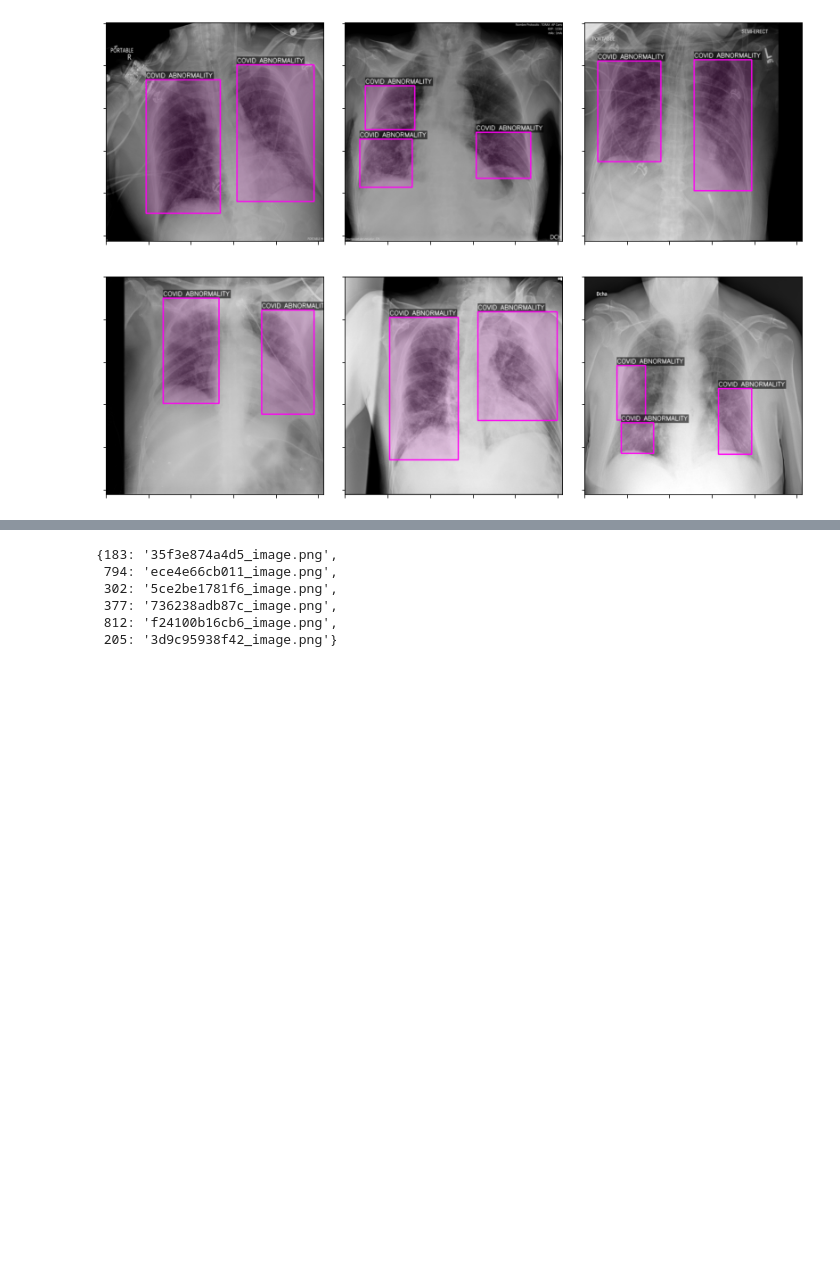
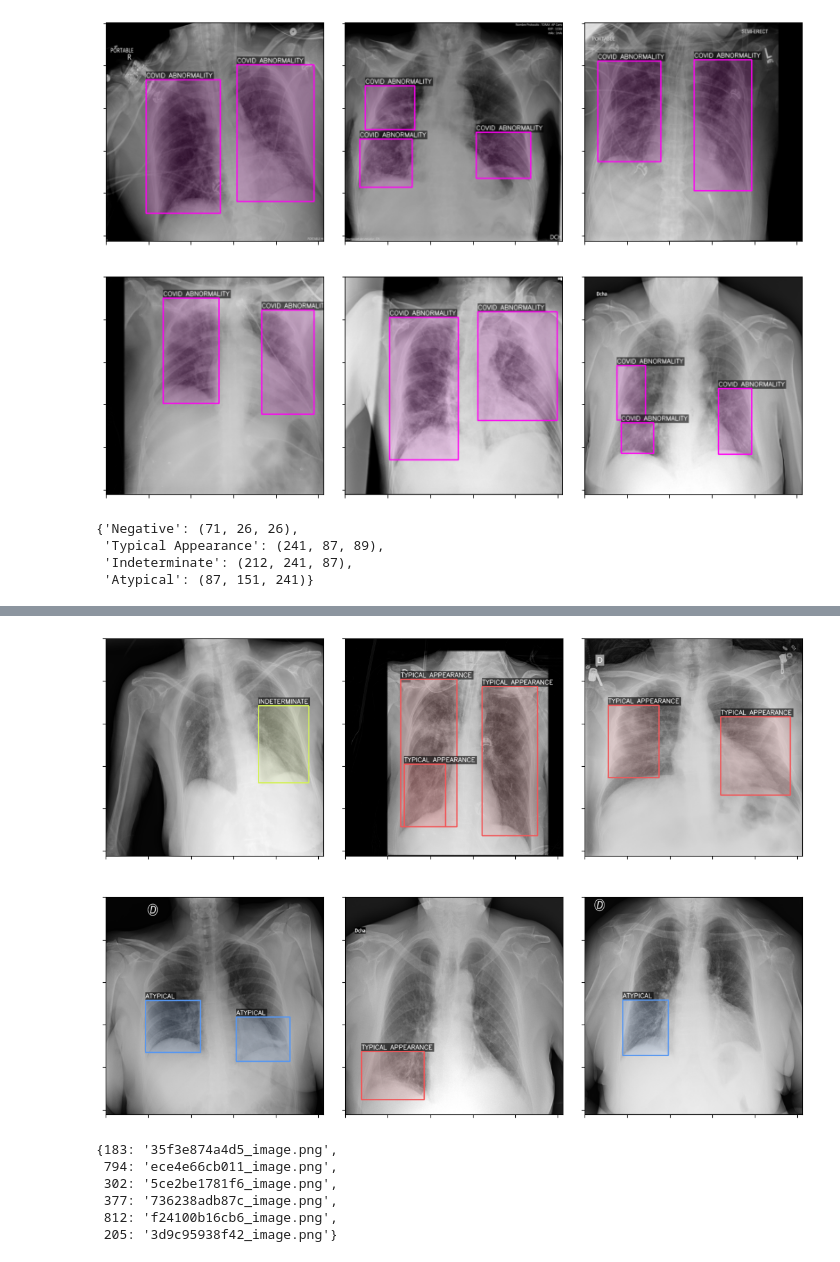
Before and after one commit to arunpandian7/Covid-Radiograhy-Diagnosis-API, a Jupyter notebook: notebooks/cascade-rcnn-detection/inference-and-evaluation.ipynb, the cells around one changed output, grey strips where cells are left out. Saved outputs shown, nothing was run; the diff lists cells and outputs as text; code cells hidden in the pictures; blank space fills up the shorter version.

```diff
--- a/notebooks/cascade-rcnn-detection/inference-and-evaluation.ipynb
+++ b/notebooks/cascade-rcnn-detection/inference-and-evaluation.ipynb
@@ -55,8 +57,8 @@ set_seed()
 # %%
 from mmcv import Config
 
-cfg_path = f'../../models/configs/cascade_rcnn_x101_32x4d_fpn_1x_coco.py'
-model_checkpoint = "../../models/weights/cascade_rcnn_best_epoch.pth"
+cfg_path = f'../../backend/models/configs/cascade_rcnn_x101_32x4d_fpn_1x_coco.py'
+model_checkpoint = "../../backend/models/weights/cascade_rcnn_best_epoch.pth"
 
 print("Loading weights from:", model_checkpoint)
 cfg = Config.fromfile(cfg_path)
@@ -218,0 +238,2 @@ plt.savefig("dataset_samples.png", dpi=350)
+# %%
+imgs_path = "../dataset/resized-512/train"
@@ -218,0 +242,66 @@ plt.savefig("dataset_samples.png", dpi=350)
+# %%
+color_map = {
+    'Negative' : ImageColor.getrgb("#471a1a"),
+    'Typical Appearance' : ImageColor.getrgb("#f15759"),
+    'Indeterminate' : ImageColor.getrgb("#d4f157"),
+    'Atypical' : ImageColor.getrgb("#5797f1")
+}
+# %%
+color_map
+# %% [output]
+{'Negative': (71, 26, 26),
+ 'Typical Appearance': (241, 87, 89),
+ 'Indeterminate': (212, 241, 87),
+ 'Atypical': (87, 151, 241)}
+# %%
+from rebox import BBox
+from rebox.formats import coco, pascal
+
+
+imagepaths = {item["id"]:item['file_name'] for item in val_ann['images'] if item['id'] in [523, 269, 68, 324, 504, 297]}
+
+
+
+annotations = {}
+for item in val_ann["annotations"]:
+    if item["image_id"] in imagepaths.keys():
+        bbox = BBox(item["bbox"], coco).as_format(pascal).value.tolist()
+        try:
+            annotations[item["image_id"]].append(bbox)
+        except KeyError:
+            annotations[item["image_id"]] = [bbox]
+
+
+fig, axes = plt.subplots(2,3, figsize=(14,10))
+fig.subplots_adjust(hspace=0.1, wspace=0.1)
+axes = axes.ravel()
+
+
+for idx, (image_id, filename)  in enumerate(imagepaths.items()):
+    img_path = os.path.join(imgs_path, filename)
+    img = cv2.imread(img_path)
+    result = inference_detector(model, img_path)
+    condition = condition_classifer.inference(img)
+    results_filtered = result[0][result[0][:, 4]>threshold]
+    bboxes = results_filtered[:, :4]
+    scores = results_filtered[:, 4]
+    results_list.append(result[0])
+
+    for box in bboxes:
+        img = draw_bbox(img, list(np.int_(box)), condition[0],
+                        color_map[condition[0]])
+
+    # gt_bboxes = scale_bbox(512, df_annotations[df_annotations["id"] == filename.replace(".png", "")].head(1), annotations[image_id])
+    gt_bboxes = annotations[image_id]
+    # for gt_box in gt_bboxes:
+    #     img = draw_bbox(img, list(np.int_(gt_box)), "Ground Truth",
+    #                     (255, 0, 243))
+    # print(gt_bboxes)
+
+    axes[idx].imshow(img, cmap='gray')
+    # axes[idx].set_title(img_id, size=18, pad=30)
+    axes[idx].set_xticklabels([])
+    axes[idx].set_yticklabels([])
+
+plt.savefig("model_detections.png", dpi=350)
+# %% [output]
@@ -219,3 +314,4 @@ plt.savefig("dataset_samples.png", dpi=350)
+[figure, added]
 # %%
 513, 278, 518, 304, 794, 377
 # %%
```
Also changed, not shown: parts of 11 cells of this notebook, 4 other files.
